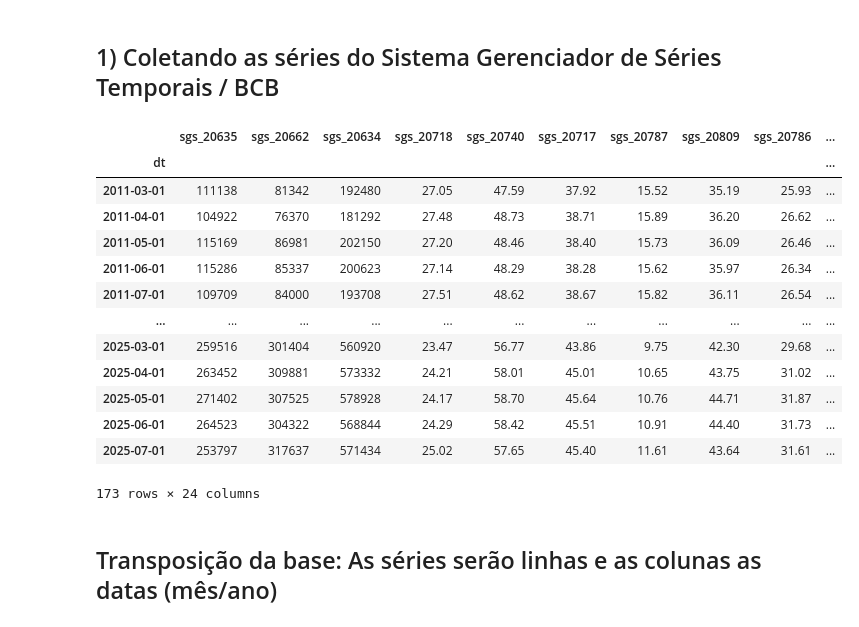
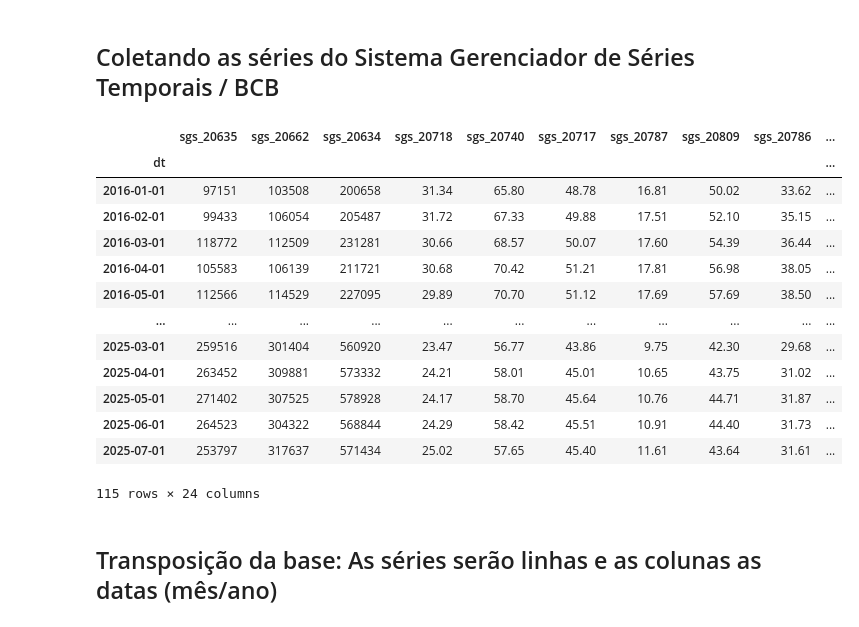
Before and after one commit to akemitti/Inteligencia-Artificial, a Jupyter notebook: prev_series_temporais.ipynb, the cells around one changed output. Drawn from its saved outputs; the diff is of its cells as text; code cells hidden in the pictures.

```diff
--- a/prev_series_temporais.ipynb
+++ b/prev_series_temporais.ipynb
@@ -1,5 +5,5 @@
 # %% [markdown]
-## 1) Coletando as séries do Sistema Gerenciador de Séries Temporais / BCB
+## Coletando as séries do Sistema Gerenciador de Séries Temporais / BCB
 # %%
 import time
 import math
@@ -56,49 +60,49 @@ def baixar_varias(codigos: list[int], data_inicial: str, data_final: str) -> pd.
     """
     df_todas = None
     for codigo in codigos:
         df_serie = baixar_sgs(codigo, data_inicial, data_final)
         df_todas = df_serie if df_todas is None else df_todas.merge(df_serie, on="dt", how="outer")
     # index mensal e ordenação
     return df_todas.set_index("dt").sort_index().asfreq("MS")
 
-# --- seus conjuntos de códigos ---
+# conjuntos de séries que serão utilizadas na análise
 CODIGOS_LIVRES = [20635, 20662, 20634, 20718, 20740, 20717, 20787, 20809, 20786]
 CODIGOS_ICC_LIVRES = [25355, 25356, 25354]  # opcional
 
 CODIGOS_DIRECIONADOS = [20686, 20698, 20685, 20757, 20768, 20756, 20826, 20837, 20825]
 CODIGOS_ICC_DIRECIONADOS = [25358, 25359, 25357]  # opcional
 
 INCLUIR_ICC = True
 CODIGOS_LIVRES_FINAIS = CODIGOS_LIVRES + (CODIGOS_ICC_LIVRES if INCLUIR_ICC else [])
 CODIGOS_DIRECIONADOS_FINAIS = CODIGOS_DIRECIONADOS + (CODIGOS_ICC_DIRECIONADOS if INCLUIR_ICC else [])
 
-# --- datas-alvo (ajuste conforme necessário) ---
-DATA_INICIAL = "01/01/2011"
+# datas-alvo
+DATA_INICIAL = "01/01/2016"
 DATA_FINAL = datetime.today().strftime("%d/%m/%Y")
 
-# --- baixa e organiza ---
+# baixa e organiza
 df_livres = baixar_varias(CODIGOS_LIVRES_FINAIS, DATA_INICIAL, DATA_FINAL)
 df_direcionados = baixar_varias(CODIGOS_DIRECIONADOS_FINAIS, DATA_INICIAL, DATA_FINAL)
 
 
 conjunto_dados = df_livres.join(df_direcionados, how="outer")
 
 conjunto_dados
 # %% [output]
 |  | sgs_20635 | sgs_20662 | sgs_20634 | sgs_20718 | sgs_20740 | sgs_20717 | sgs_20787 | sgs_20809 | sgs_20786 | ... |
 | dt |  |  |  |  |  |  |  |  |  | ... |
-| 2011-03-01 | 111138 | 81342 | 192480 | 27.05 | 47.59 | 37.92 | 15.52 | 35.19 | 25.93 | ... |
-| 2011-04-01 | 104922 | 76370 | 181292 | 27.48 | 48.73 | 38.71 | 15.89 | 36.20 | 26.62 | ... |
-| 2011-05-01 | 115169 | 86981 | 202150 | 27.20 | 48.46 | 38.40 | 15.73 | 36.09 | 26.46 | ... |
-| 2011-06-01 | 115286 | 85337 | 200623 | 27.14 | 48.29 | 38.28 | 15.62 | 35.97 | 26.34 | ... |
-| 2011-07-01 | 109709 | 84000 | 193708 | 27.51 | 48.62 | 38.67 | 15.82 | 36.11 | 26.54 | ... |
+| 2016-01-01 | 97151 | 103508 | 200658 | 31.34 | 65.80 | 48.78 | 16.81 | 50.02 | 33.62 | ... |
+| 2016-02-01 | 99433 | 106054 | 205487 | 31.72 | 67.33 | 49.88 | 17.51 | 52.10 | 35.15 | ... |
+| 2016-03-01 | 118772 | 112509 | 231281 | 30.66 | 68.57 | 50.07 | 17.60 | 54.39 | 36.44 | ... |
+| 2016-04-01 | 105583 | 106139 | 211721 | 30.68 | 70.42 | 51.21 | 17.81 | 56.98 | 38.05 | ... |
+| 2016-05-01 | 112566 | 114529 | 227095 | 29.89 | 70.70 | 51.12 | 17.69 | 57.69 | 38.50 | ... |
 | ... | ... | ... | ... | ... | ... | ... | ... | ... | ... | ... |
 | 2025-03-01 | 259516 | 301404 | 560920 | 23.47 | 56.77 | 43.86 | 9.75 | 42.30 | 29.68 | ... |
 | 2025-04-01 | 263452 | 309881 | 573332 | 24.21 | 58.01 | 45.01 | 10.65 | 43.75 | 31.02 | ... |
 | 2025-05-01 | 271402 | 307525 | 578928 | 24.17 | 58.70 | 45.64 | 10.76 | 44.71 | 31.87 | ... |
 | 2025-06-01 | 264523 | 304322 | 568844 | 24.29 | 58.42 | 45.51 | 10.91 | 44.40 | 31.73 | ... |
 | 2025-07-01 | 253797 | 317637 | 571434 | 25.02 | 57.65 | 45.40 | 11.61 | 43.64 | 31.61 | ... |
-173 rows × 24 columns
+115 rows × 24 columns
 # %% [markdown]
 ## Transposição da base: As séries serão linhas e as colunas as datas (mês/ano)
 # %%
```
Also changed, not shown: parts of 8 cells of this notebook.
